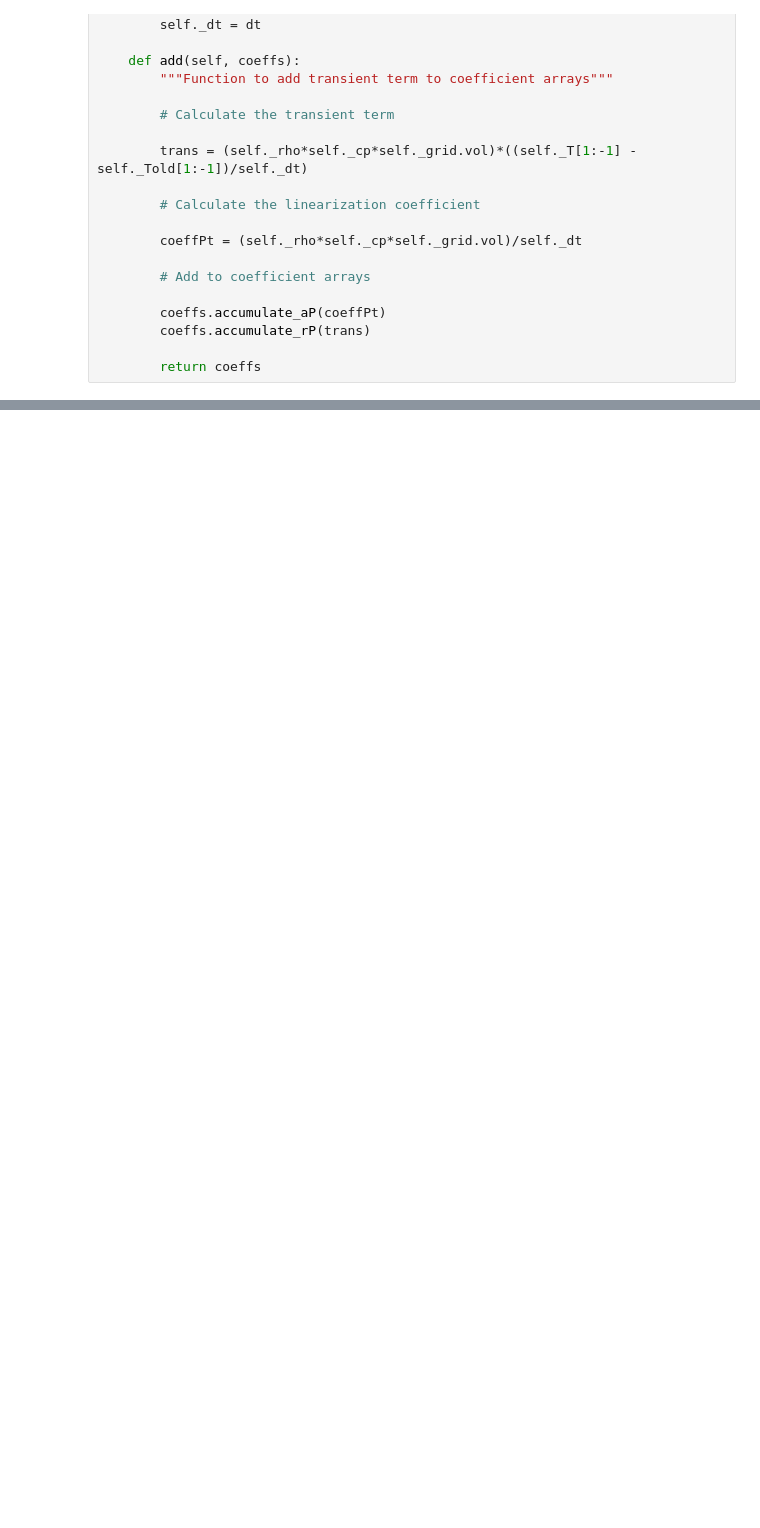
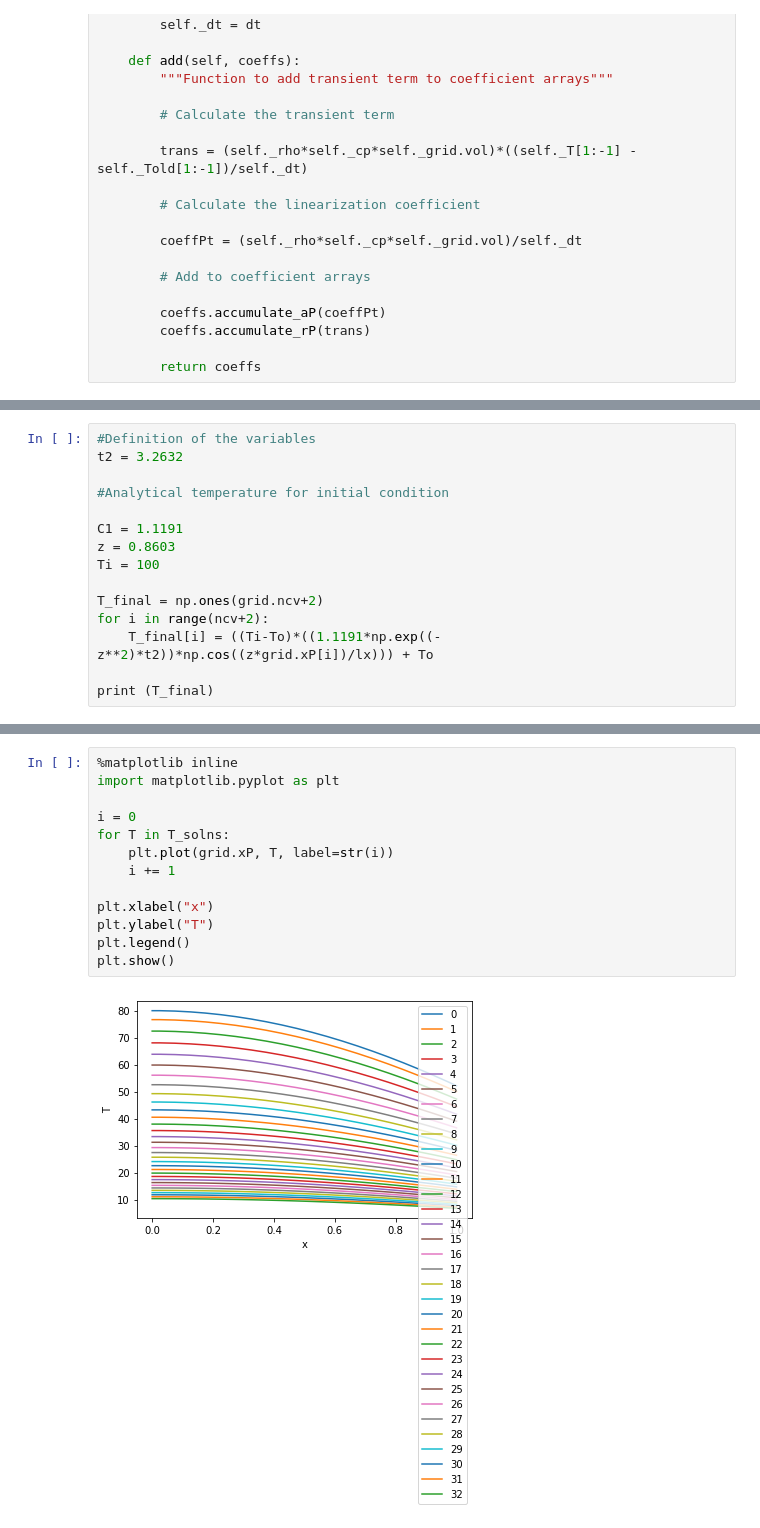
Before and after one commit to vflores4/Assignment-2, a Jupyter notebook: Assignment_2.ipynb, the cells around one changed output, grey strips where cells are left out. Cells and saved outputs as stored; diff of their text form; blank space fills up the shorter version.

```diff
--- a/Assignment_2.ipynb
+++ b/Assignment_2.ipynb
@@ -408,0 +619,15 @@ class FirstOrderTransientModel:
+# %%
+#Definition of the variables
+t2 = 3.2632
+
+#Analytical temperature for initial condition
+
+C1 = 1.1191
+z = 0.8603
+Ti = 100
+
+T_final = np.ones(grid.ncv+2)
+for i in range(ncv+2):
+    T_final[i] = ((Ti-To)*((1.1191*np.exp((-z**2)*t2))*np.cos((z*grid.xP[i])/lx))) + To
+
+print (T_final)
@@ -519,0 +1907,15 @@ SyntaxError: invalid syntax (<ipython-input-35-794cbaca968e>, line 41)
+# %%
+%matplotlib inline
+import matplotlib.pyplot as plt
+
+i = 0
+for T in T_solns:
+    plt.plot(grid.xP, T, label=str(i))
+    i += 1
+
+plt.xlabel("x")
+plt.ylabel("T")
+plt.legend()
+plt.show()
+# %% [output]
+[figure, added]
```
Also changed, not shown: parts of 51 cells of this notebook, 1 other file.
